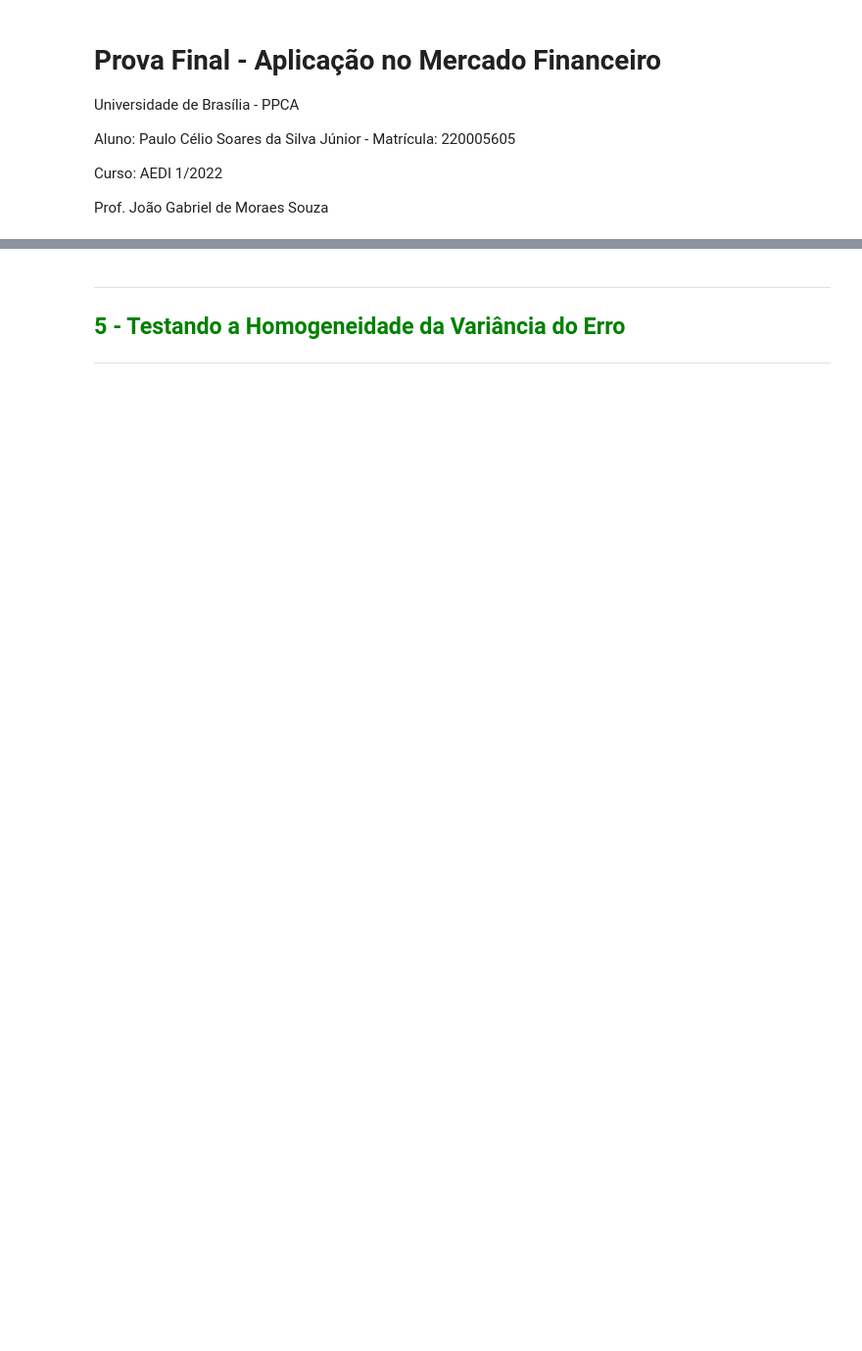
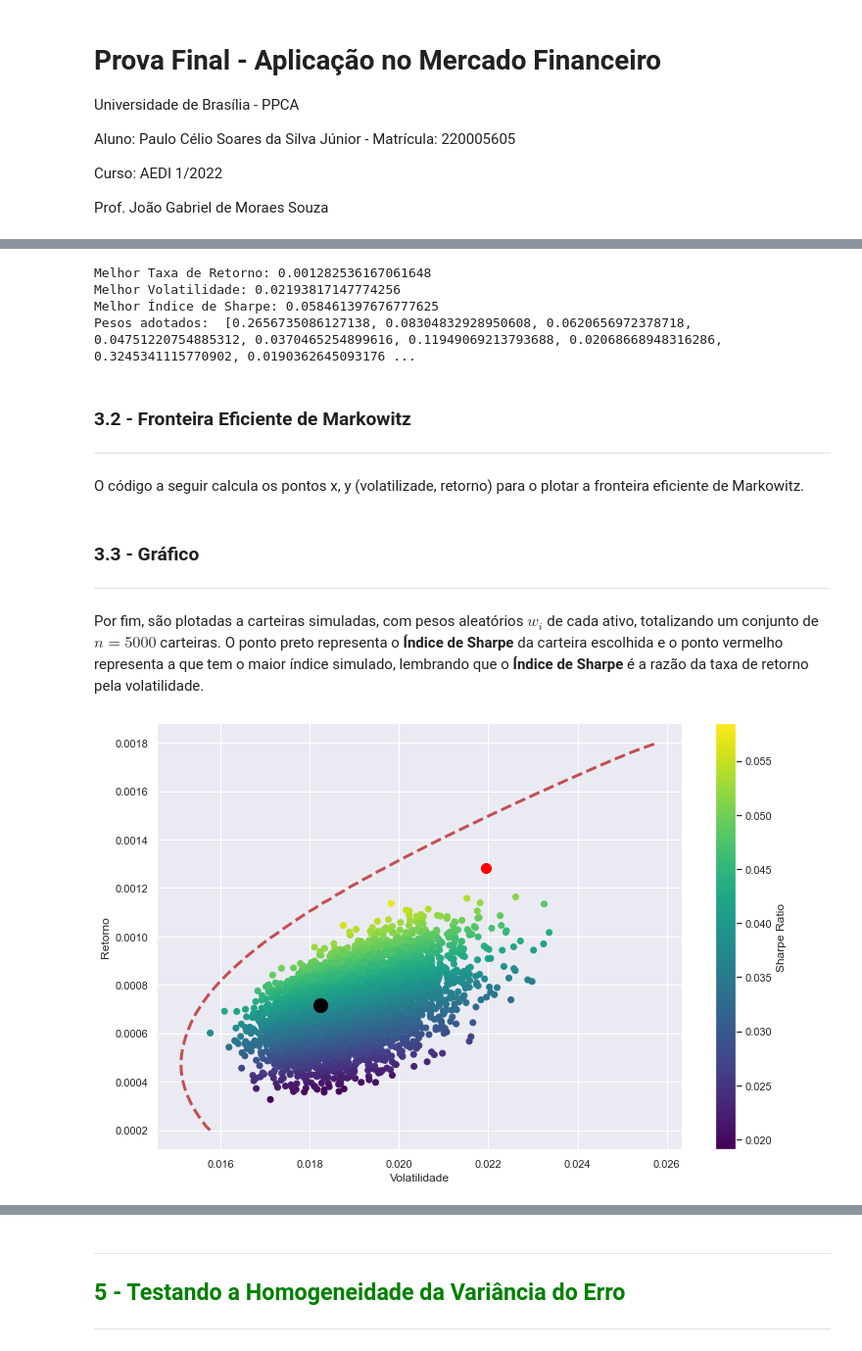
Before and after one commit to pauloceliojr/aedi-prova-final, a Jupyter notebook: prova_final.ipynb, the cells around one changed output, grey strips where cells are left out. Shown: that part at 98% size. Drawn from its saved outputs; the diff is of its cells as text; code cells hidden in the pictures; blank space fills up the shorter version.

```diff
--- a/prova_final.ipynb
+++ b/prova_final.ipynb
@@ -278,0 +218,2 @@ O índice de Sharpe dá uma ideia de retorno em relação ao risco. Quanto maior
+# %%
+taxas_retorno, pesos, taxa_retorno_carteira, volatilidade_carteira, indice_sharpe_carteira = retorno_ativos(acoes, 9, np.repeat(.1, 10))
@@ -278,0 +275,60 @@ O índice de Sharpe dá uma ideia de retorno em relação ao risco. Quanto maior
+# %%
+melhor_carteira = sharpe.iloc[np.argmax(sharpe.indice_sharpe)]
+melhor_taxa_retorno = melhor_carteira.loc["taxa_retorno"]
+melhor_volatilidade = melhor_carteira.loc["volatilidade"]
+melhor_indice_sharpe = melhor_carteira.loc["indice_sharpe"]
+melhor_distribuicao_pesos = melhor_carteira.loc["pesos"]
+
+print(f"Melhor Taxa de Retorno: {melhor_taxa_retorno}")
+print(f"Melhor Volatilidade: {melhor_volatilidade}")
+print(f"Melhor Índice de Sharpe: {melhor_indice_sharpe}")
+print("Pesos adotados: ", melhor_distribuicao_pesos)
+# %% [output]
+Melhor Taxa de Retorno: 0.001282536167061648
+Melhor Volatilidade: 0.02193817147774256
+Melhor Índice de Sharpe: 0.058461397676777625
+Pesos adotados:  [0.2656735086127138, 0.08304832928950608, 0.0620656972378718, 0.04751220754885312, 0.0370465254899616, 0.11949069213793688, 0.02068668948316286, 0.3245341115770902, 0.0190362645093176 ...
+# %% [markdown]
+### 3.2 - Fronteira Eficiente de Markowitz
+***
+# %% [markdown]
+O código a seguir calcula os pontos x, y (volatilizade, retorno) para o plotar a fronteira eficiente de Markowitz.
+# %%
+# Verifica se as somas dos pesos é igual a 1
+def check_sum(pesos):
+    return np.sum(pesos) - 1
+
+def minimizar_volatilidade(pesos):
+    return retorno_ativos(acoes, pesos_referencia=np.array(pesos))[3]
+
+# Define os parâmetros iniciais da minização
+limites = tuple((0, 1) for i in range(10))
+palpite_inicial = list(0.1 for i in range(10))
+
+fronteira_y = np.linspace(0.0002, 0.0018, 200)
+fronteira_x = []
+for possivel_retorno in fronteira_y:
+    cons = ({'type':'eq', 'fun': check_sum},
+            {'type':'eq', 'fun': lambda pesos: retorno_ativos(acoes, pesos_referencia=np.array(pesos))[2] - possivel_retorno})
+
+    result = optimize.minimize(minimizar_volatilidade, palpite_inicial, method='SLSQP', bounds=limites, constraints=cons)
+    fronteira_x.append(result['fun'])
+# %% [markdown]
+### 3.3 - Gráfico
+***
+# %% [markdown]
+Por fim, são plotadas a carteiras simuladas, com pesos aleatórios $w_i$ de cada ativo, totalizando um conjunto de $n = 5000$ carteiras. O ponto preto representa o **Índice de Sharpe** da carteira escolhida e o ponto vermelho representa a que tem o maior índice simulado, lembrando que o **Índice de Sharpe** é a razão da taxa de retorno pela volatilidade.
+# %%
+sns.set()
+
+plt.figure(figsize=(12,8))
+plt.scatter("volatilidade", "taxa_retorno", data=sharpe, c="indice_sharpe", cmap='viridis')
+plt.colorbar(label='Sharpe Ratio')
+plt.xlabel('Volatilidade')
+plt.ylabel('Retorno')
+plt.plot(fronteira_x, fronteira_y, 'r--', linewidth=3)
+plt.scatter(volatilidade_carteira, taxa_retorno_carteira, c='black', s=200)
+plt.scatter(melhor_volatilidade, melhor_taxa_retorno, c='red', s=100)
+plt.show()
+# %% [output]
+[figure, added]
```
Also changed, not shown: parts of 119 cells of this notebook.
